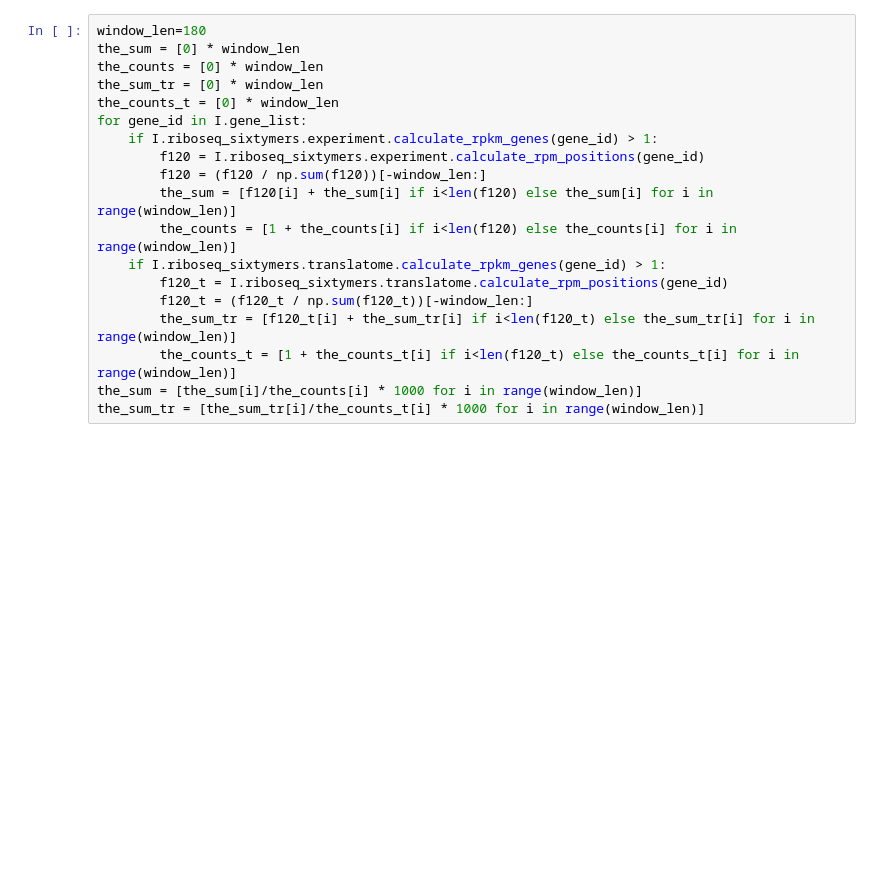
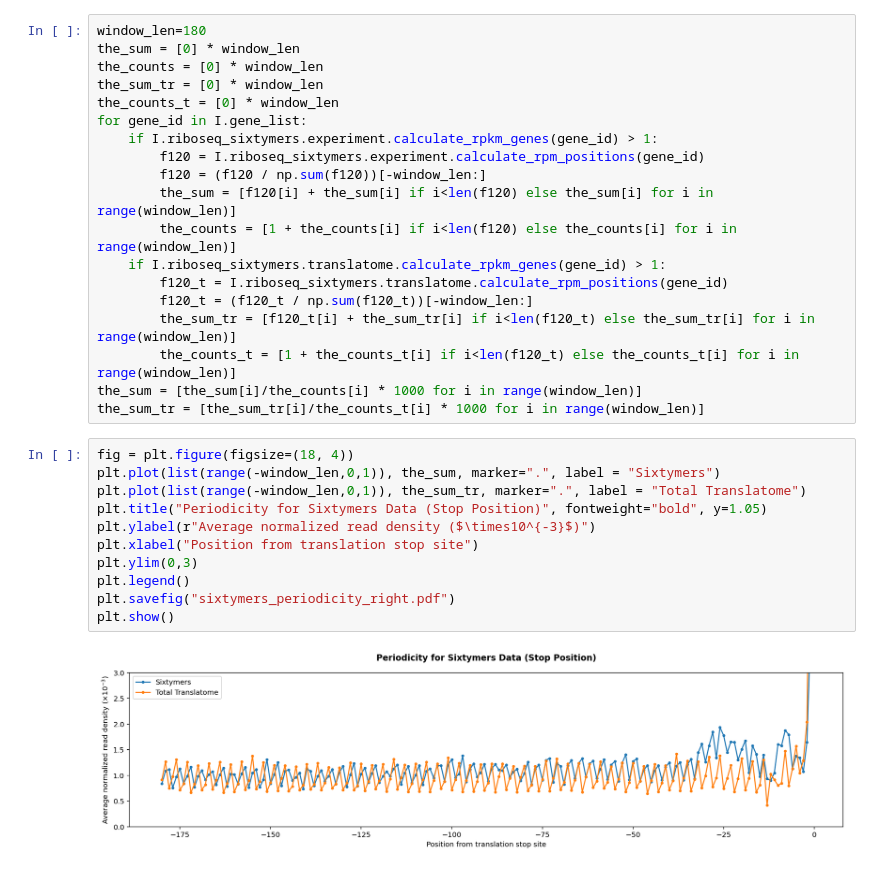
Before and after one commit to inecik/RiboSeqAnalysis, a Jupyter notebook: jupyter_server/footprint_periodicity_sixtymers.ipynb, the cells around one changed output. Drawn from its saved outputs; the diff is of its cells as text; blank space fills up the shorter version.

```diff
--- a/jupyter_server/footprint_periodicity_sixtymers.ipynb
+++ b/jupyter_server/footprint_periodicity_sixtymers.ipynb
@@ -98,3 +99,16 @@ for gene_id in I.gene_list:
         the_counts_t = [1 + the_counts_t[i] if i<len(f120_t) else the_counts_t[i] for i in range(window_len)]
 the_sum = [the_sum[i]/the_counts[i] * 1000 for i in range(window_len)]
 the_sum_tr = [the_sum_tr[i]/the_counts_t[i] * 1000 for i in range(window_len)]
+# %%
+fig = plt.figure(figsize=(18, 4))
+plt.plot(list(range(-window_len,0,1)), the_sum, marker=".", label = "Sixtymers")
+plt.plot(list(range(-window_len,0,1)), the_sum_tr, marker=".", label = "Total Translatome")
+plt.title("Periodicity for Sixtymers Data (Stop Position)", fontweight="bold", y=1.05)
+plt.ylabel(r"Average normalized read density ($\times10^{-3}$)")
+plt.xlabel("Position from translation stop site")
+plt.ylim(0,3)
+plt.legend()
+plt.savefig("sixtymers_periodicity_right.pdf")
+plt.show()
+# %% [output]
+[figure, added]
```
Also changed, not shown: parts of 21 cells of this notebook, 9 other files.
